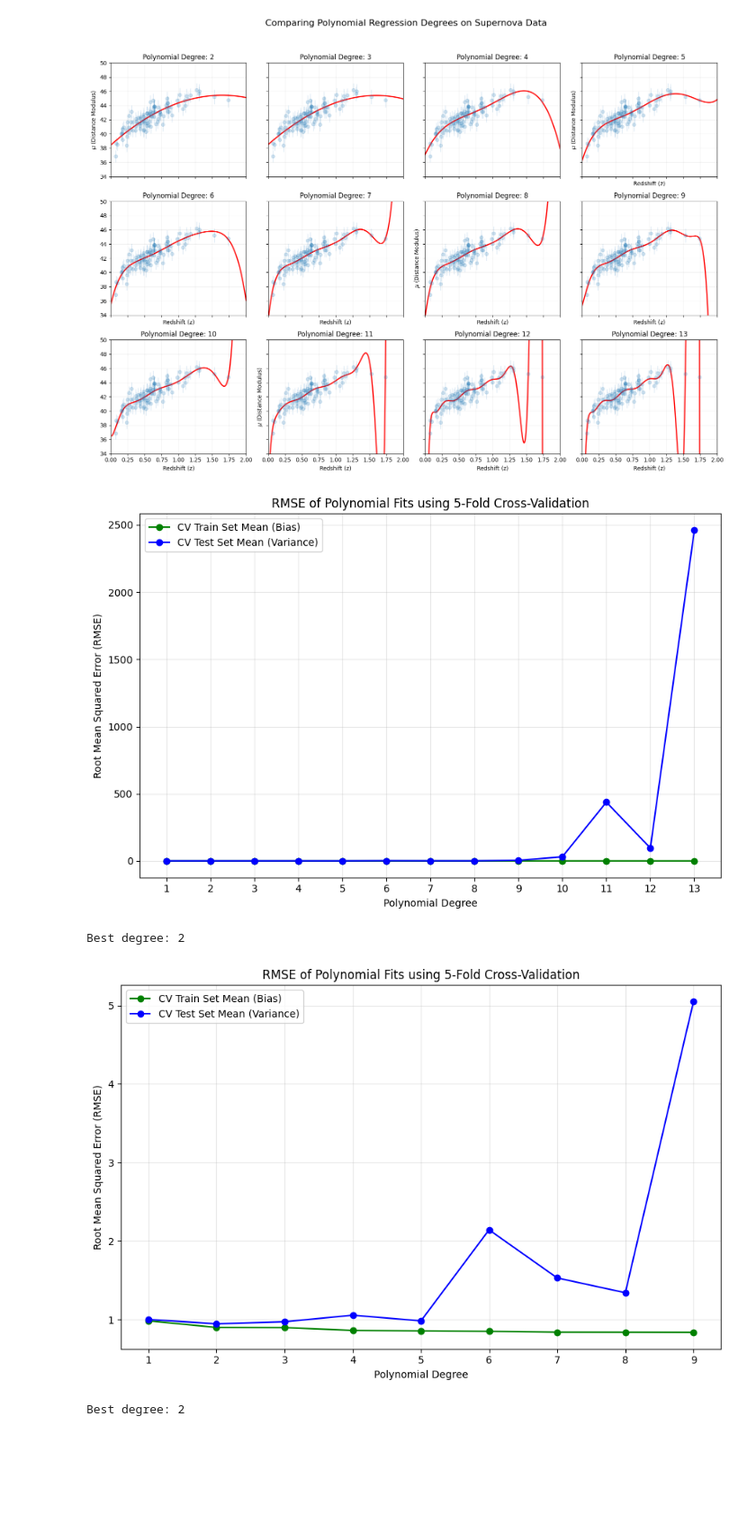
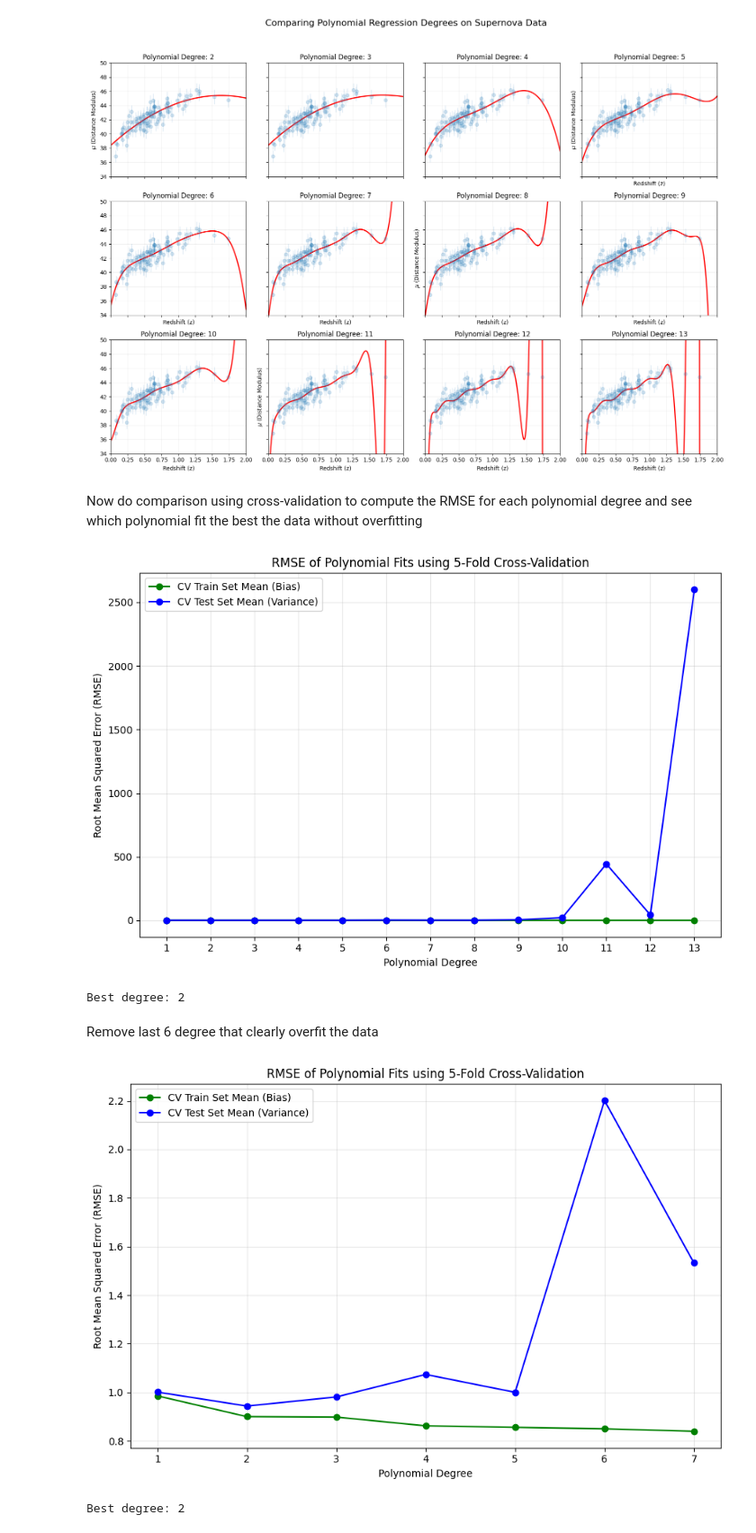
Before and after one commit to tgrisetti/astrostatistics_bicocca_2025, a Jupyter notebook: working/S17.ipynb, the cells around one changed output. Shown at 90% size. Cells and saved outputs as stored; diff of their text form; code cells hidden in the pictures; blank space fills up the shorter version.

```diff
--- a/working/S17.ipynb
+++ b/working/S17.ipynb
@@ -63,5 +71,4 @@ plt.show()
 # %%
-# Now let's compare this linear fit with polynomial fits of degree 2 to 10 using PolynomialRegression from astroML
 fig, axes = plt.subplots(3, 4, figsize=(16, 12), sharex=True, sharey=True)
 axes = axes.flatten()
 
@@ -72,7 +79,7 @@ for i, degree in enumerate(range(2, 14)):
     ax = axes[i]
 
     model = PolynomialRegression(degree=degree)
-    model.fit(z_sample.reshape(-1, 1), mu_sample)
+    model.fit(z_sample.reshape(-1, 1), mu_sample, y_error=dmu)
     Y_fit = model.predict(z_fit)
 
     # Plot
@@ -94,8 +101,9 @@ plt.tight_layout(rect=[0, 0.03, 1, 0.95])
 plt.show()
 # %% [output]
 [figure]
+# %% [markdown]
+Now do comparison using cross-validation to compute the RMSE for each polynomial degree and see which polynomial fit the best the data without overfitting
 # %%
-# Now do comparison using cross-validation to compute the RMSE for each polynomial degree and see which polynomial fit the best the data without overfitting
 degrees = range(1, 14)
 rmse_values_train_cv = []
 rmse_values_test_cv = []
@@ -104,14 +112,16 @@ for deg in degrees:
 
     model = PolynomialRegression(degree=deg)
 
+    #use cross_validate for model evaluation
     cv_results = cross_validate(
         model,
         z_sample.reshape(-1, 1),
         mu_sample,
         cv=5,
         scoring='neg_mean_squared_error',
+        fit_params={'y_error': dmu},
         return_train_score=True
-    ) # returns a dicrtionary
+    )
 
     # RMSE
     rmse_train = np.sqrt(np.mean(-cv_results['train_score']))
@@ -139,29 +149,31 @@ plt.show()
 best = degrees[np.argmin(rmse_values_test_cv)]
 print(f"Best degree: {best}")
 # %% [output]
-[figure, old version]
+[figure, new version]
 Best degree: 2
+# %% [markdown]
+Remove last 6 degree that clearly overfit the data
 # %%
-# Remove the last 4 degree that clearly overfit the data
+
 # Plot
 plt.figure(figsize=(9, 6))
-plt.plot(degrees[:9], rmse_values_train_cv[:9], marker='o', linestyle='-', color='green', label='CV Train Set Mean (Bias)')
-plt.plot(degrees[:9], rmse_values_test_cv[:9], marker='o', linestyle='-', color='blue', label='CV Test Set Mean (Variance)')
+plt.plot(degrees[:7], rmse_values_train_cv[:7], marker='o', linestyle='-', color='green', label='CV Train Set Mean (Bias)')
+plt.plot(degrees[:7], rmse_values_test_cv[:7], marker='o', linestyle='-', color='blue', label='CV Test Set Mean (Variance)')
 
 
 plt.xlabel('Polynomial Degree')
 plt.ylabel('Root Mean Squared Error (RMSE)')
 plt.title('RMSE of Polynomial Fits using 5-Fold Cross-Validation')
-plt.xticks(degrees[:9])
+plt.xticks(degrees[:7])
 plt.grid(alpha=0.3, which='both')
 plt.legend()
 plt.tight_layout()
 plt.show()
 
 # best model is the one with the lowest test RMSE
 best = degrees[np.argmin(rmse_values_test_cv)]
 best_cv_poly = np.min(rmse_values_test_cv)
 print(f"Best degree: {best}")
 # %% [output]
-[figure, old version]
+[figure, new version]
 Best degree: 2
```
Also changed, not shown: parts of 24 cells of this notebook.
